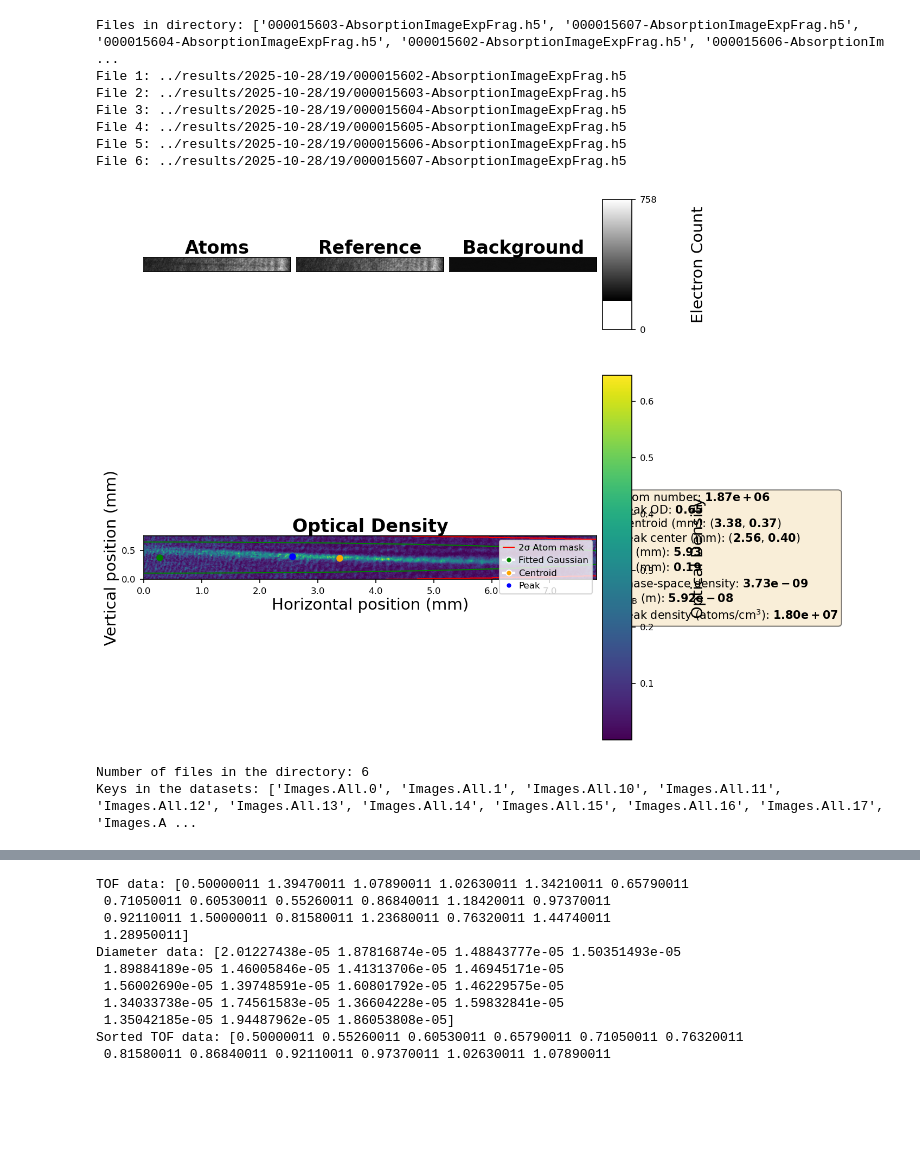
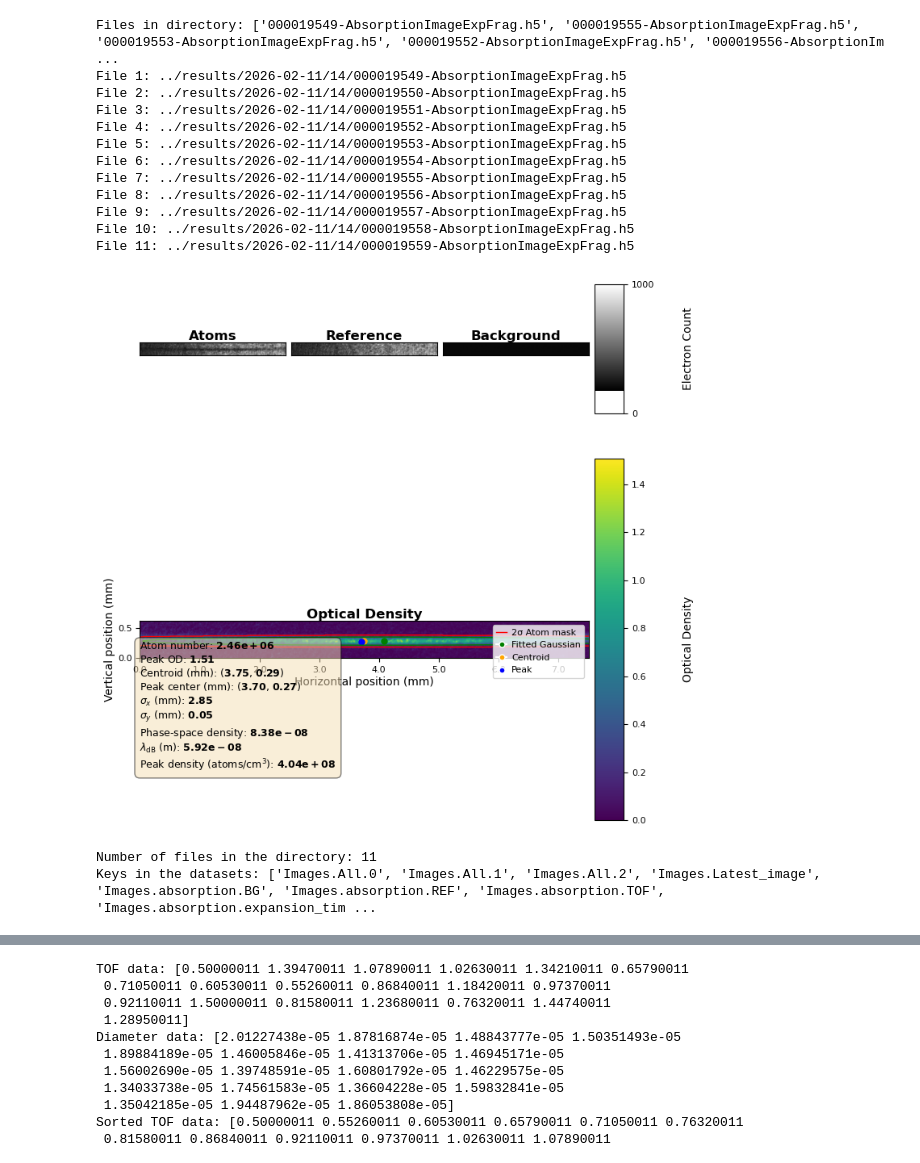
Before and after one commit to harrykendell/ARTIQ, a Jupyter notebook: analysis/plotting_data_post_analysis.ipynb, the cells around one changed output, grey strips where cells are left out. Drawn from its saved outputs; the diff is of its cells as text; code cells hidden in the pictures; blank space fills up the shorter version.

```diff
--- a/analysis/plotting_data_post_analysis.ipynb
+++ b/analysis/plotting_data_post_analysis.ipynb
@@ -21,7 +21,7 @@ from repository.imaging.processor import AbsImage  # noqa: E402
 
 
 folder_directory = (
-    "../results/2025-10-28/19/"  # Example directory path, adjust as needed
+    "../results/2026-02-11/14/"  # Example directory path, adjust as needed
 )
 file_names = os.listdir(folder_directory)
 
@@ -31,7 +31,7 @@ print(f"Files in directory: {file_names}")
 
 # Enter the name of the file you want to analyze, this file consisit of many runs of of particular scan parameter if you have multiple runs
 particular_directory = (
-    folder_directory + "000015602-AbsorptionImageExpFrag.h5"
+    folder_directory + "000019549-AbsorptionImageExpFrag.h5"
 )  # Example file path, adjust as needed
 
 
@@ -159,43 +159,48 @@ scan_param = [
     1,
     2,
     3,
     4,
     5,
     6,
     7,
     8,
     9,
     10,
     11,
     12,
     13,
     14,
     15,
     16,
     17,
     18,
     19,
     20,
     21,
 ]
 
 # Extracting the values and the units from the files
 
 
 f1 = h5py.File(files_directory[0], "r")
 a = f1["datasets"]
 print(f"Keys in the datasets: {list(a.keys())}")
 # %% [output]
-Files in directory: ['000015603-AbsorptionImageExpFrag.h5', '000015607-AbsorptionImageExpFrag.h5', '000015604-AbsorptionImageExpFrag.h5', '000015602-AbsorptionImageExpFrag.h5', '000015606-AbsorptionIm ...
-File 1: ../results/2025-10-28/19/000015602-AbsorptionImageExpFrag.h5
-File 2: ../results/2025-10-28/19/000015603-AbsorptionImageExpFrag.h5
-File 3: ../results/2025-10-28/19/000015604-AbsorptionImageExpFrag.h5
-File 4: ../results/2025-10-28/19/000015605-AbsorptionImageExpFrag.h5
-File 5: ../results/2025-10-28/19/000015606-AbsorptionImageExpFrag.h5
-File 6: ../results/2025-10-28/19/000015607-AbsorptionImageExpFrag.h5
+Files in directory: ['000019549-AbsorptionImageExpFrag.h5', '000019555-AbsorptionImageExpFrag.h5', '000019553-AbsorptionImageExpFrag.h5', '000019552-AbsorptionImageExpFrag.h5', '000019556-AbsorptionIm ...
+File 1: ../results/2026-02-11/14/000019549-AbsorptionImageExpFrag.h5
+File 2: ../results/2026-02-11/14/000019550-AbsorptionImageExpFrag.h5
+File 3: ../results/2026-02-11/14/000019551-AbsorptionImageExpFrag.h5
+File 4: ../results/2026-02-11/14/000019552-AbsorptionImageExpFrag.h5
+File 5: ../results/2026-02-11/14/000019553-AbsorptionImageExpFrag.h5
+File 6: ../results/2026-02-11/14/000019554-AbsorptionImageExpFrag.h5
+File 7: ../results/2026-02-11/14/000019555-AbsorptionImageExpFrag.h5
+File 8: ../results/2026-02-11/14/000019556-AbsorptionImageExpFrag.h5
+File 9: ../results/2026-02-11/14/000019557-AbsorptionImageExpFrag.h5
+File 10: ../results/2026-02-11/14/000019558-AbsorptionImageExpFrag.h5
+File 11: ../results/2026-02-11/14/000019559-AbsorptionImageExpFrag.h5
-[figure, old version]
+[figure, new version]
-Number of files in the directory: 6
-Keys in the datasets: ['Images.All.0', 'Images.All.1', 'Images.All.10', 'Images.All.11', 'Images.All.12', 'Images.All.13', 'Images.All.14', 'Images.All.15', 'Images.All.16', 'Images.All.17', 'Images.A ...
+Number of files in the directory: 11
+Keys in the datasets: ['Images.All.0', 'Images.All.1', 'Images.All.2', 'Images.Latest_image', 'Images.absorption.BG', 'Images.absorption.REF', 'Images.absorption.TOF', 'Images.absorption.expansion_tim ...
 # %%
 # example of the data structure in the file
 import re
```
Also changed, not shown: parts of 2 cells of this notebook.
